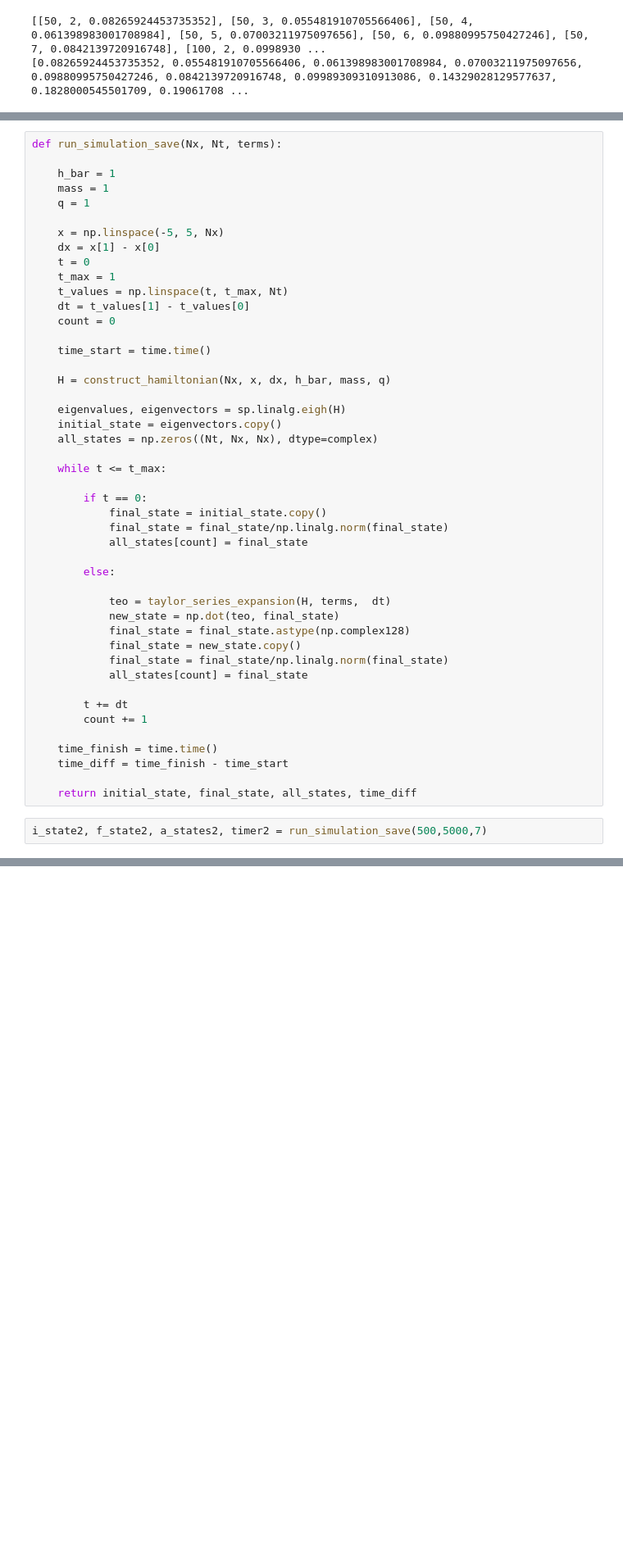
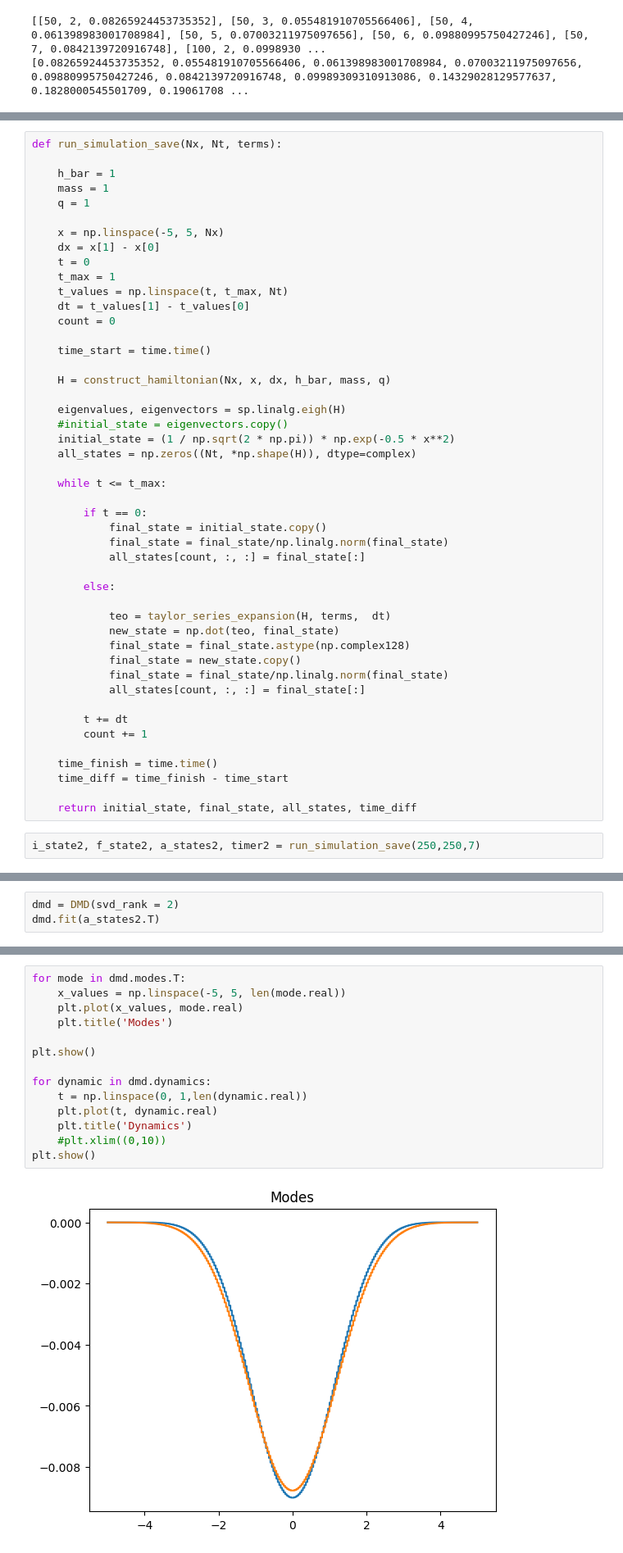
Before and after one commit to ascsn/wavefunction-dimensionality-reduction, a Jupyter notebook: QTE.ipynb, the cells around one changed output, grey strips where cells are left out. Shown at 82% size. Drawn from its saved outputs; the diff is of its cells as text; blank space fills up the shorter version.

```diff
--- a/QTE.ipynb
+++ b/QTE.ipynb
@@ -331,15 +348,16 @@ def run_simulation_save(Nx, Nt, terms):
     H = construct_hamiltonian(Nx, x, dx, h_bar, mass, q)
 
     eigenvalues, eigenvectors = sp.linalg.eigh(H)
-    initial_state = eigenvectors.copy()
-    all_states = np.zeros((Nt, Nx, Nx), dtype=complex)
+    #initial_state = eigenvectors.copy()
+    initial_state = (1 / np.sqrt(2 * np.pi)) * np.exp(-0.5 * x**2)
+    all_states = np.zeros((Nt, *np.shape(H)), dtype=complex)
 
     while t <= t_max:
 
         if t == 0:
             final_state = initial_state.copy()
             final_state = final_state/np.linalg.norm(final_state)
-            all_states[count] = final_state
+            all_states[count, :, :] = final_state[:]
 
         else:
 
@@ -348,7 +366,7 @@ def run_simulation_save(Nx, Nt, terms):
             final_state = final_state.astype(np.complex128)
             final_state = new_state.copy()
             final_state = final_state/np.linalg.norm(final_state)
-            all_states[count] = final_state
+            all_states[count, :, :] = final_state[:]
 
         t += dt
         count += 1
@@ -358,4 +376,4 @@ def run_simulation_save(Nx, Nt, terms):
 
     return initial_state, final_state, all_states, time_diff
 # %%
-i_state2, f_state2, a_states2, timer2 = run_simulation_save(500,5000,7)
+i_state2, f_state2, a_states2, timer2 = run_simulation_save(250,250,7)
@@ -415,0 +382,3 @@ while t <= t_max:
+# %%
+dmd = DMD(svd_rank = 2)
+dmd.fit(a_states2.T)
@@ -415,0 +389,16 @@ while t <= t_max:
+# %%
+for mode in dmd.modes.T:
+    x_values = np.linspace(-5, 5, len(mode.real))
+    plt.plot(x_values, mode.real)
+    plt.title('Modes')
+
+plt.show()
+
+for dynamic in dmd.dynamics:
+    t = np.linspace(0, 1,len(dynamic.real))
+    plt.plot(t, dynamic.real)
+    plt.title('Dynamics')
+    #plt.xlim((0,10))
+plt.show()
+# %% [output]
+[figure, added]
```
Also changed, not shown: parts of 11 cells of this notebook.
